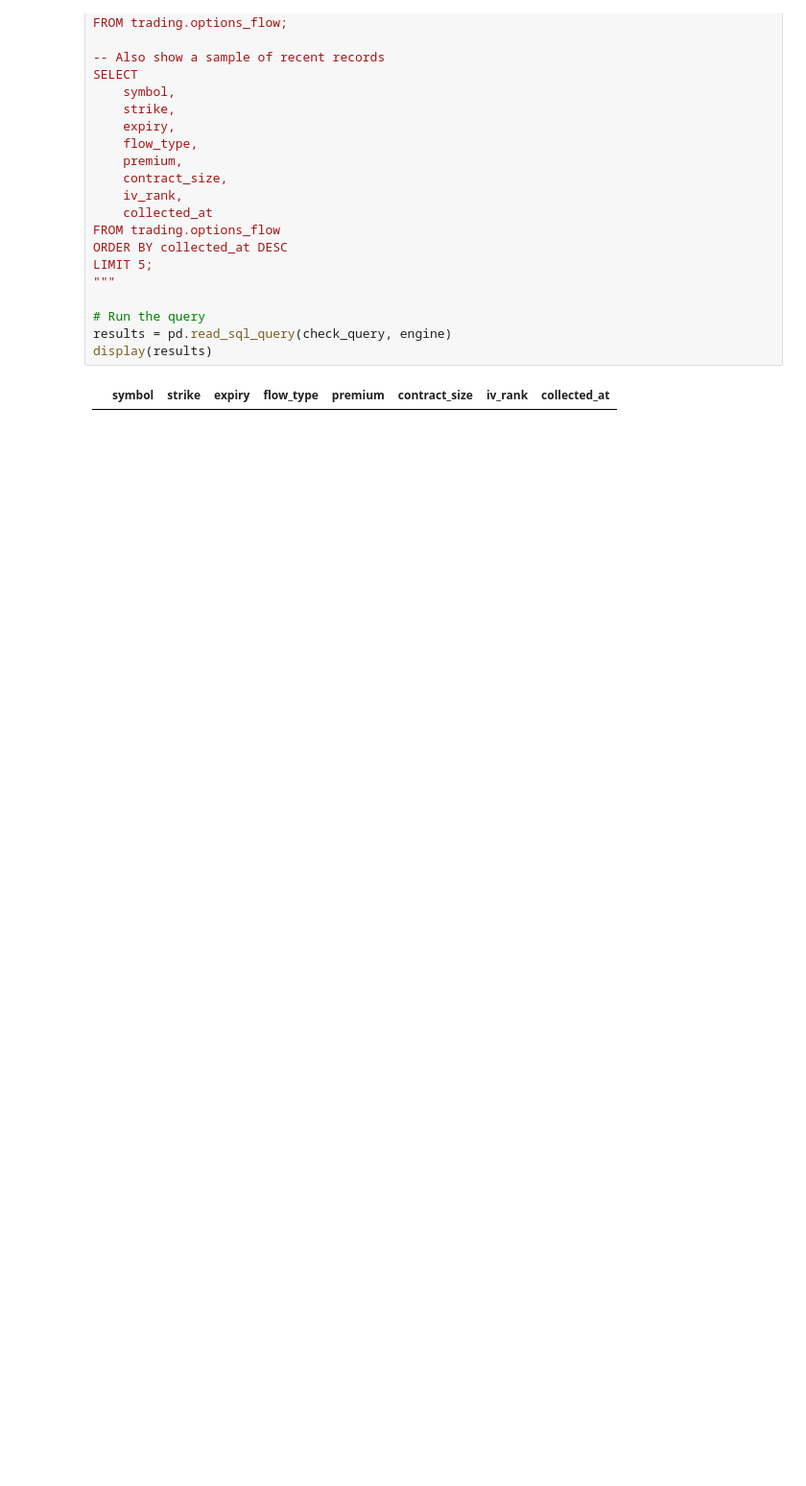
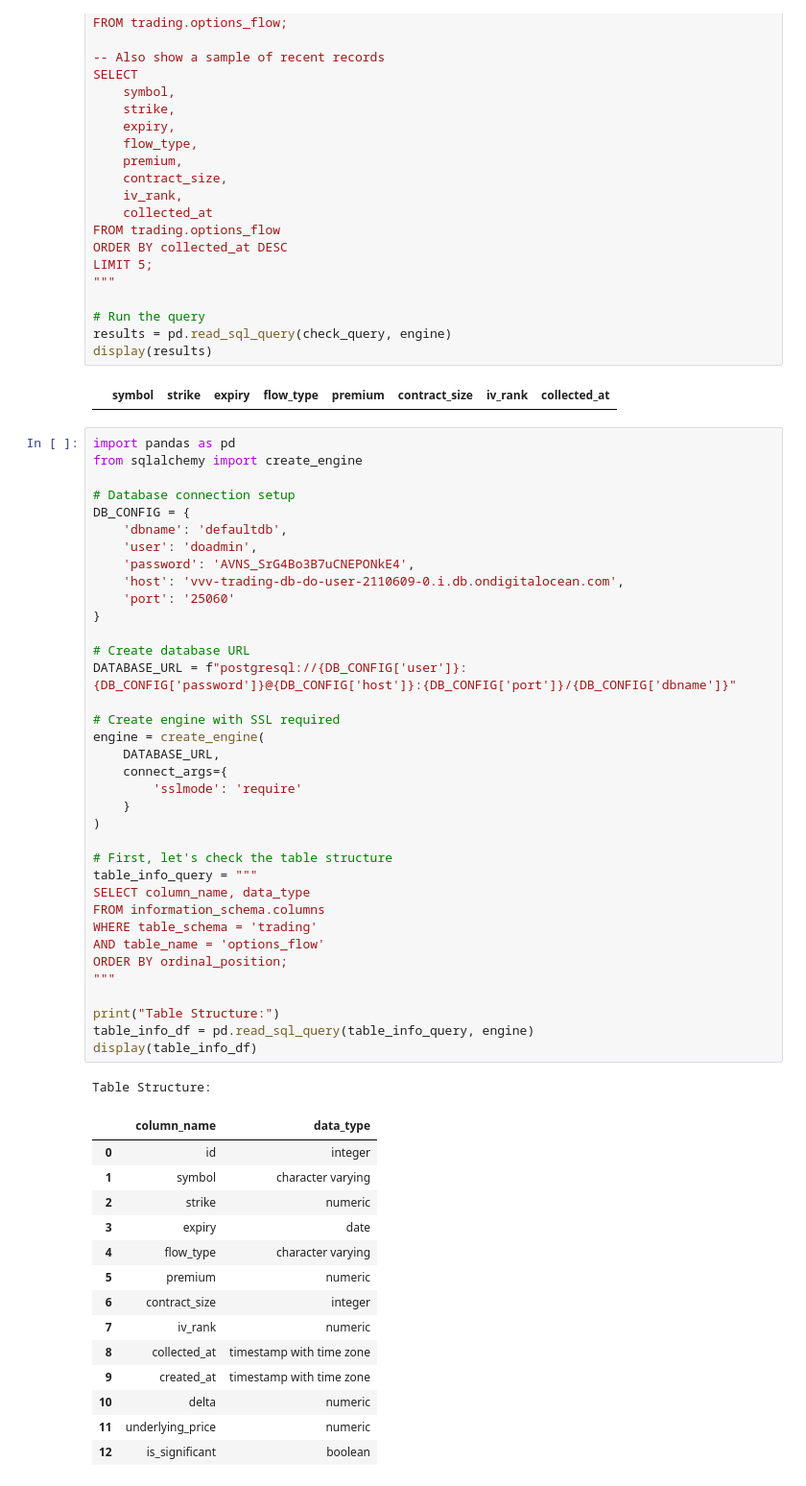
Before and after one commit to vevevedk/vvv-invest, a Jupyter notebook: flow_analysis/notebooks/darkpool-anlaysis-dopsql.ipynb, the cells around one changed output. Shown at 96% size. Drawn from its saved outputs; the diff is of its cells as text; blank space fills up the shorter version.

```diff
--- a/flow_analysis/notebooks/darkpool-anlaysis-dopsql.ipynb
+++ b/flow_analysis/notebooks/darkpool-anlaysis-dopsql.ipynb
@@ -340,3 +340,55 @@ results = pd.read_sql_query(check_query, engine)
 display(results)
 # %% [output]
 |  | symbol | strike | expiry | flow_type | premium | contract_size | iv_rank | collected_at |
+# %%
+import pandas as pd
+from sqlalchemy import create_engine
+
+# Database connection setup
+DB_CONFIG = {
+    'dbname': 'defaultdb',
+    'user': 'doadmin',
+    'password': 'AVNS_SrG4Bo3B7uCNEPONkE4',
+    'host': 'vvv-trading-db-do-user-2110609-0.i.db.ondigitalocean.com',
+    'port': '25060'
+}
+
+# Create database URL
+DATABASE_URL = f"postgresql://{DB_CONFIG['user']}:{DB_CONFIG['password']}@{DB_CONFIG['host']}:{DB_CONFIG['port']}/{DB_CONFIG['dbname']}"
+
+# Create engine with SSL required
+engine = create_engine(
+    DATABASE_URL,
+    connect_args={
+        'sslmode': 'require'
+    }
+)
+
+# First, let's check the table structure
+table_info_query = """
+SELECT column_name, data_type
+FROM information_schema.columns
+WHERE table_schema = 'trading'
+AND table_name = 'options_flow'
+ORDER BY ordinal_position;
+"""
+
+print("Table Structure:")
+table_info_df = pd.read_sql_query(table_info_query, engine)
+display(table_info_df)
+# %% [output]
+Table Structure:
+|  | column_name | data_type |
+| 0 | id | integer |
+| 1 | symbol | character varying |
+| 2 | strike | numeric |
+| 3 | expiry | date |
+| 4 | flow_type | character varying |
+| 5 | premium | numeric |
+| 6 | contract_size | integer |
+| 7 | iv_rank | numeric |
+| 8 | collected_at | timestamp with time zone |
+| 9 | created_at | timestamp with time zone |
+| 10 | delta | numeric |
+| 11 | underlying_price | numeric |
+| 12 | is_significant | boolean |
```
Also changed, not shown: parts of 3 cells of this notebook, 14 other files.
